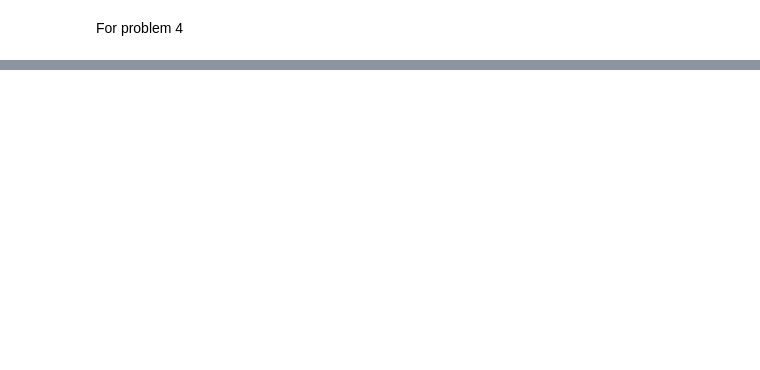
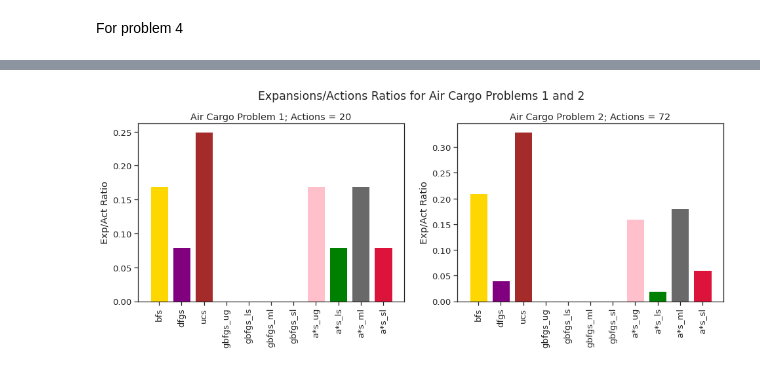
Before and after one commit to Lawrence-Krukrubo/Building-a-Forward-Planning-Agent, a Jupyter notebook: forward_planning_agent_analysis.ipynb, the cells around one changed output, grey strips where cells are left out. Saved outputs shown, nothing was run; the diff lists cells and outputs as text; code cells hidden in the pictures; blank space fills up the shorter version.

Commit message:
Docs: Updating the charts for analysis 1

```diff
--- a/forward_planning_agent_analysis.ipynb
+++ b/forward_planning_agent_analysis.ipynb
@@ -93,0 +131,3 @@ prob_4
+# %%
+chart['Expansions/Actions_Ratio'] = np.round(chart['Expansions'] // chart['Actions'])
+chart.head()
@@ -93,0 +145,3 @@ prob_4
+# %%
+chart['Expansions/Actions_Ratio'] = np.round(chart['Expansions/Actions_Ratio'] / sum(chart['Expansions/Actions_Ratio']),2)
+chart.head()
@@ -93,0 +155,3 @@ prob_4
+# %%
+chart.drop(['Actions', 'Expansions'], axis=1, inplace=True)
+chart.head()
@@ -93,0 +165,20 @@ prob_4
+# %%
+def get_chart(table):
+    chart = table.loc[:, ['Actions', 'Expansions']]
+    actions = chart['Actions'][0]
+    problem = table['Problem'][0]
+    if len(chart) == 11:
+        chart.index = index_12
+    else:
+        chart.index = index_34
+
+    # Next, let's get the ratio of Expansions to Actions
+    chart['Expansions/Actions_Ratio'] = np.round(chart['Expansions'] // chart['Actions'])
+
+    # Let's normalize the ratio between 0 and 1 to make plotting easier
+    chart['Expansions/Actions_Ratio'] = np.round(chart['Expansions/Actions_Ratio'] / sum(chart['Expansions/Actions_Ratio']),2)
+
+    # Let's drop the columns we don't need for the plot
+    chart.drop(['Actions', 'Expansions'], axis=1, inplace=True)
+
+    return chart, actions, problem
@@ -93,0 +227,6 @@ prob_4
+# %%
+chart_1, ch1_actions, ch1_problem = get_chart(prob_1)
+chart_2, ch2_actions, ch2_problem = get_chart(prob_2)
+plot_bar_chart(chart_1, chart_2, 2)
+# %% [output]
+[figure, added]
```
Also changed, not shown: parts of 13 cells of this notebook.
